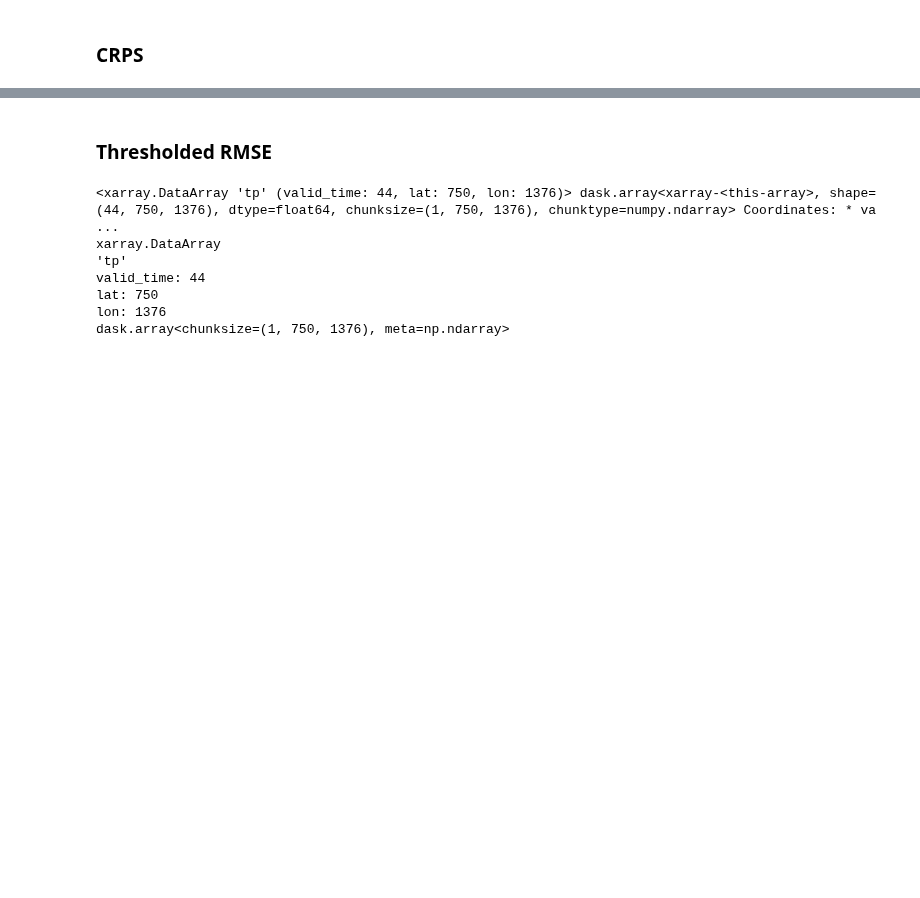
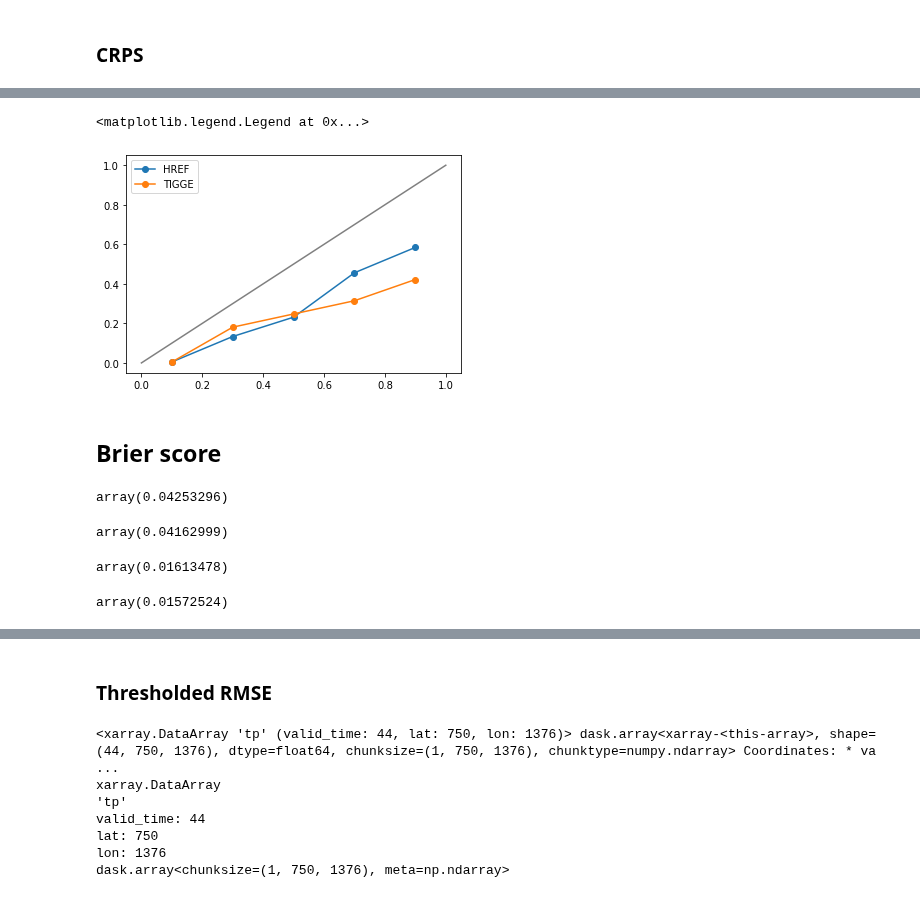
Before and after one commit to raspstephan/nwp-downscale, a Jupyter notebook: notebooks/18-Evaluation-Refactored.ipynb, the cells around one changed output, grey strips where cells are left out. Cells and saved outputs as stored; diff of their text form; code cells hidden in the pictures; blank space fills up the shorter version.

```diff
--- a/notebooks/18-Evaluation-Refactored.ipynb
+++ b/notebooks/18-Evaluation-Refactored.ipynb
@@ -192,0 +271,33 @@ array(0.32329276)
+# %%
+threshold = 10
+rel_href = xs.reliability(mrms>threshold, (href>threshold).mean('member'))
+rel_interp = xs.reliability(mrms>threshold, (interp_ens>threshold).mean('member'))
+plt.plot([0, 1], [0, 1], c='gray')
+plt.plot(rel_href.forecast_probability, rel_href, marker='o', label='HREF')
+plt.plot(rel_interp.forecast_probability, rel_interp, marker='o', label='TIGGE')
+plt.legend()
+# %% [output]
+<matplotlib.legend.Legend at 0x...>
+[figure, added]
+# %% [markdown]
+## Brier score
+# %%
+threshold = 1
+xs.brier_score(mrms>threshold, (href>threshold).mean('member'), dim=['lat', 'lon', 'valid_time']).values
+# %% [output]
+array(0.04253296)
+# %%
+threshold = 1
+xs.brier_score(mrms>threshold, (interp_ens>threshold).mean('member'), dim=['lat', 'lon', 'valid_time']).values
+# %% [output]
+array(0.04162999)
+# %%
+threshold = 5
+xs.brier_score(mrms>threshold, (href>threshold).mean('member'), dim=['lat', 'lon', 'valid_time']).values
+# %% [output]
+array(0.01613478)
+# %%
+threshold = 5
+xs.brier_score(mrms>threshold, (interp_ens>threshold).mean('member'), dim=['lat', 'lon', 'valid_time']).values
+# %% [output]
+array(0.01572524)
```
Also changed, not shown: parts of 25 cells of this notebook.
